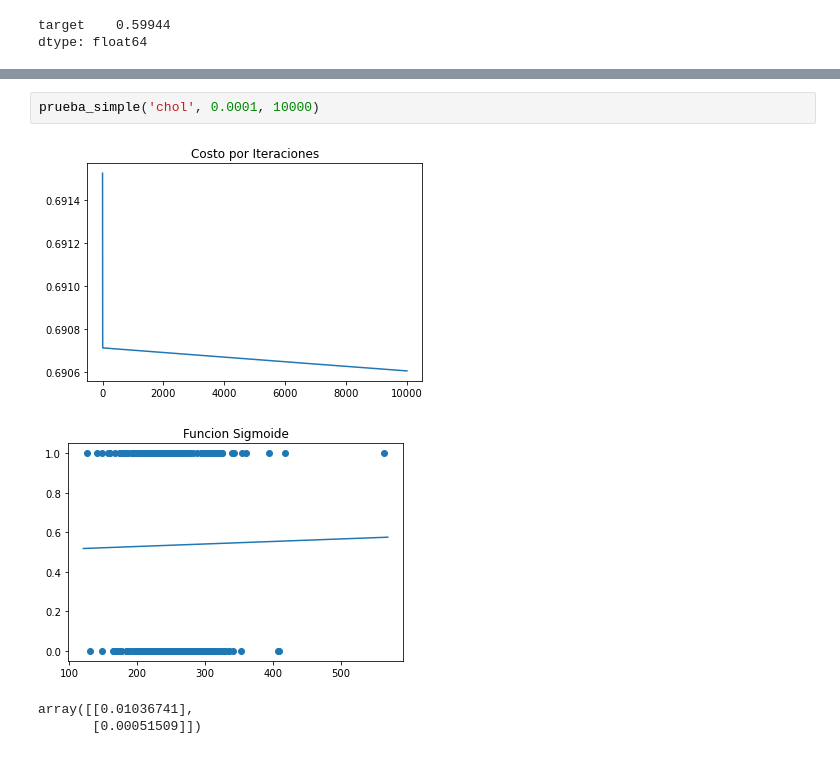
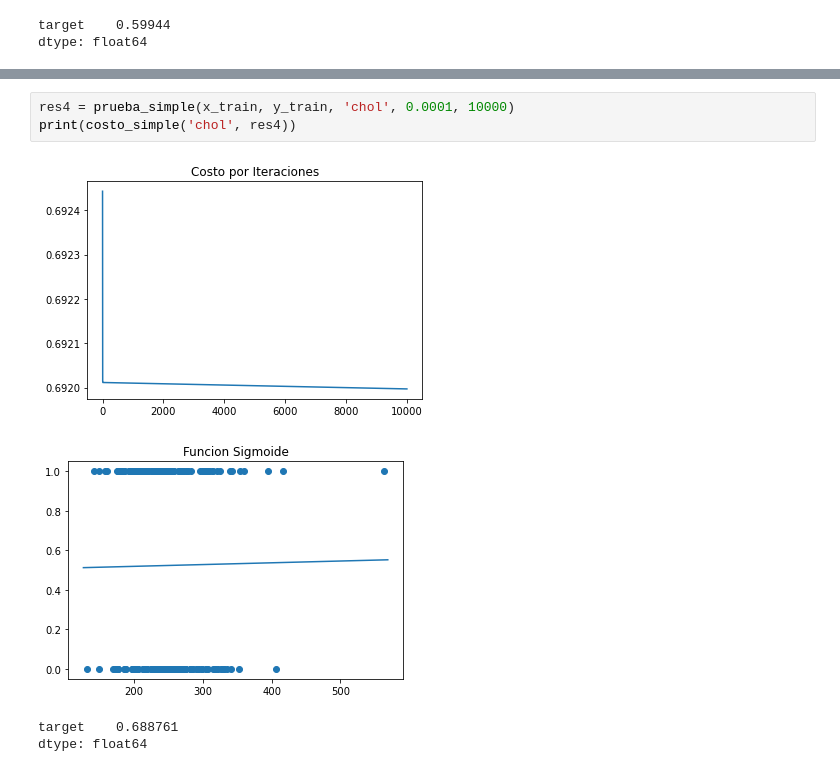
Before and after one commit to JoseGuzmanZamora/elementsOfMachineLearning, a Jupyter notebook: lab3/main.ipynb, the cells around one changed output, grey strips where cells are left out. Cells and saved outputs as stored; diff of their text form.

Commit message:
Adiciones de modelaje simple, ahora toca modificar la optimizacion...

```diff
--- a/lab3/main.ipynb
+++ b/lab3/main.ipynb
@@ -151,7 +152,8 @@ array([[0.01019212],
 # %%
-prueba_simple('chol', 0.0001, 10000)
+res4 = prueba_simple(x_train, y_train, 'chol', 0.0001, 10000)
+print(costo_simple('chol', res4))
 # %% [output]
-[figure, old version]
+[figure, new version]
-[figure, old version]
+[figure, new version]
-array([[0.01036741],
-       [0.00051509]])
+target    0.688761
+dtype: float64
```
Also changed, not shown: parts of 12 cells of this notebook.
